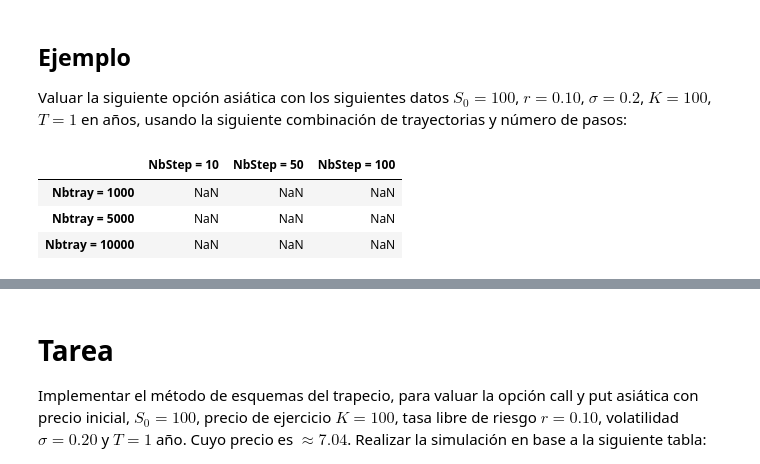
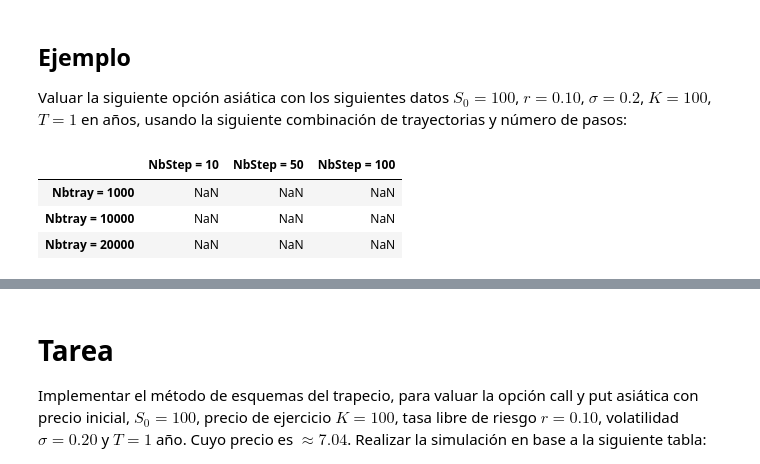
Before and after one commit to Miriam1999/SPF-2021-I, a Jupyter notebook: TEMA-3/Clase23_ValuacionOpcionesAsiaticas.ipynb, the cells around one changed output, grey strips where cells are left out. Saved outputs shown, nothing was run; the diff lists cells and outputs as text; code cells hidden in the pictures.

```diff
--- a/TEMA-3/Clase23_ValuacionOpcionesAsiaticas.ipynb
+++ b/TEMA-3/Clase23_ValuacionOpcionesAsiaticas.ipynb
@@ -329,13 +356,16 @@ def Riemann_approach(K:'Strike price',r:'Tasa libre de riesgo',S0:'Precio inicia
 ## Ejemplo
 Valuar la siguiente opción asiática con los siguientes datos $S_0= 100$, $r=0.10$, $\sigma=0.2$, $K=100$, $T=1$ en años, usando la siguiente combinación de trayectorias y número de pasos:
 # %%
+NbTraj = [1000, 10000, 20000]
+NbStep = [10, 50, 100]
+
 # Visualización de datos
 filas = ['Nbtray = %i' %i for i in NbTraj]
 col = ['NbStep = %i' %i for i in NbStep]
 df = pd.DataFrame(index=filas,columns=col)
 df
 # %% [output]
 |  | NbStep = 10 | NbStep = 50 | NbStep = 100 |
 | Nbtray = 1000 | NaN | NaN | NaN |
-| Nbtray = 5000 | NaN | NaN | NaN |
 | Nbtray = 10000 | NaN | NaN | NaN |
+| Nbtray = 20000 | NaN | NaN | NaN |
```
Also changed, not shown: parts of 6 cells of this notebook, 1 other file.
